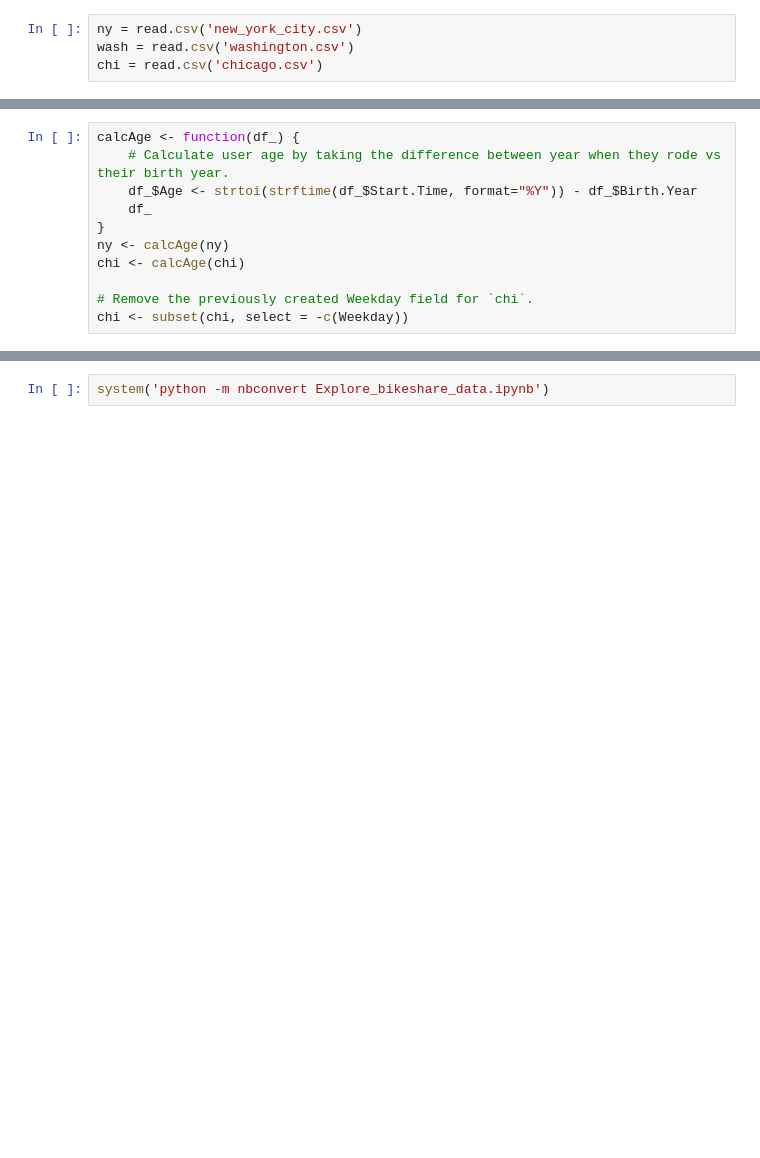
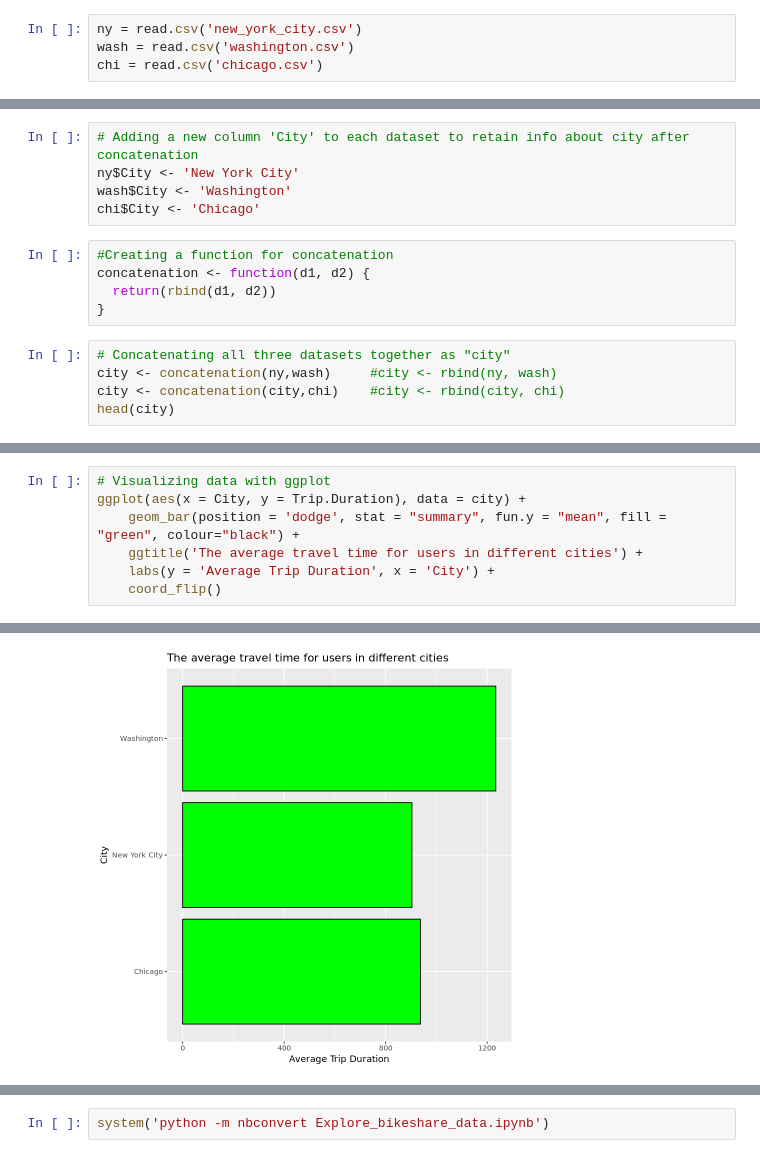
Before and after one commit to James-S-Wood/Udacity_R_Project_JSW, a Jupyter notebook: Udacity_R_Project_JSW.ipynb, the cells around one changed output, grey strips where cells are left out. Cells and saved outputs as stored; diff of their text form; blank space fills up the shorter version.

```diff
--- a/Udacity_R_Project_JSW.ipynb
+++ b/Udacity_R_Project_JSW.ipynb
@@ -159,11 +76,0 @@ Now, since we are quite sure most riders were renting the bikes for work, if we
-# %%
-calcAge <- function(df_) {
-    # Calculate user age by taking the difference between year when they rode vs their birth year.
-    df_$Age <- strtoi(strftime(df_$Start.Time, format="%Y")) - df_$Birth.Year
-    df_
-}
-ny <- calcAge(ny)
-chi <- calcAge(chi)
-
-# Remove the previously created Weekday field for `chi`.
-chi <- subset(chi, select = -c(Weekday))
@@ -201,0 +99,15 @@ There are some users inputted invalid birth dates as we see the ages are skewed
+# %%
+# Adding a new column 'City' to each dataset to retain info about city after concatenation
+ny$City <- 'New York City'
+wash$City <- 'Washington'
+chi$City <- 'Chicago'
+# %%
+#Creating a function for concatenation
+concatenation <- function(d1, d2) {
+  return(rbind(d1, d2))
+}
+# %%
+# Concatenating all three datasets together as "city"
+city <- concatenation(ny,wash)     #city <- rbind(ny, wash)
+city <- concatenation(city,chi)    #city <- rbind(city, chi)
+head(city)
@@ -201,0 +143,8 @@ There are some users inputted invalid birth dates as we see the ages are skewed
+# %%
+# Visualizing data with ggplot
+ggplot(aes(x = City, y = Trip.Duration), data = city) +
+    geom_bar(position = 'dodge', stat = "summary", fun.y = "mean", fill = "green", colour="black") +
+    ggtitle('The average travel time for users in different cities') +
+    labs(y = 'Average Trip Duration', x = 'City') +
+    coord_flip()
+# %% [output]
@@ -201,0 +153 @@ There are some users inputted invalid birth dates as we see the ages are skewed
+[figure, added]
```
Also changed, not shown: parts of 52 cells of this notebook.
